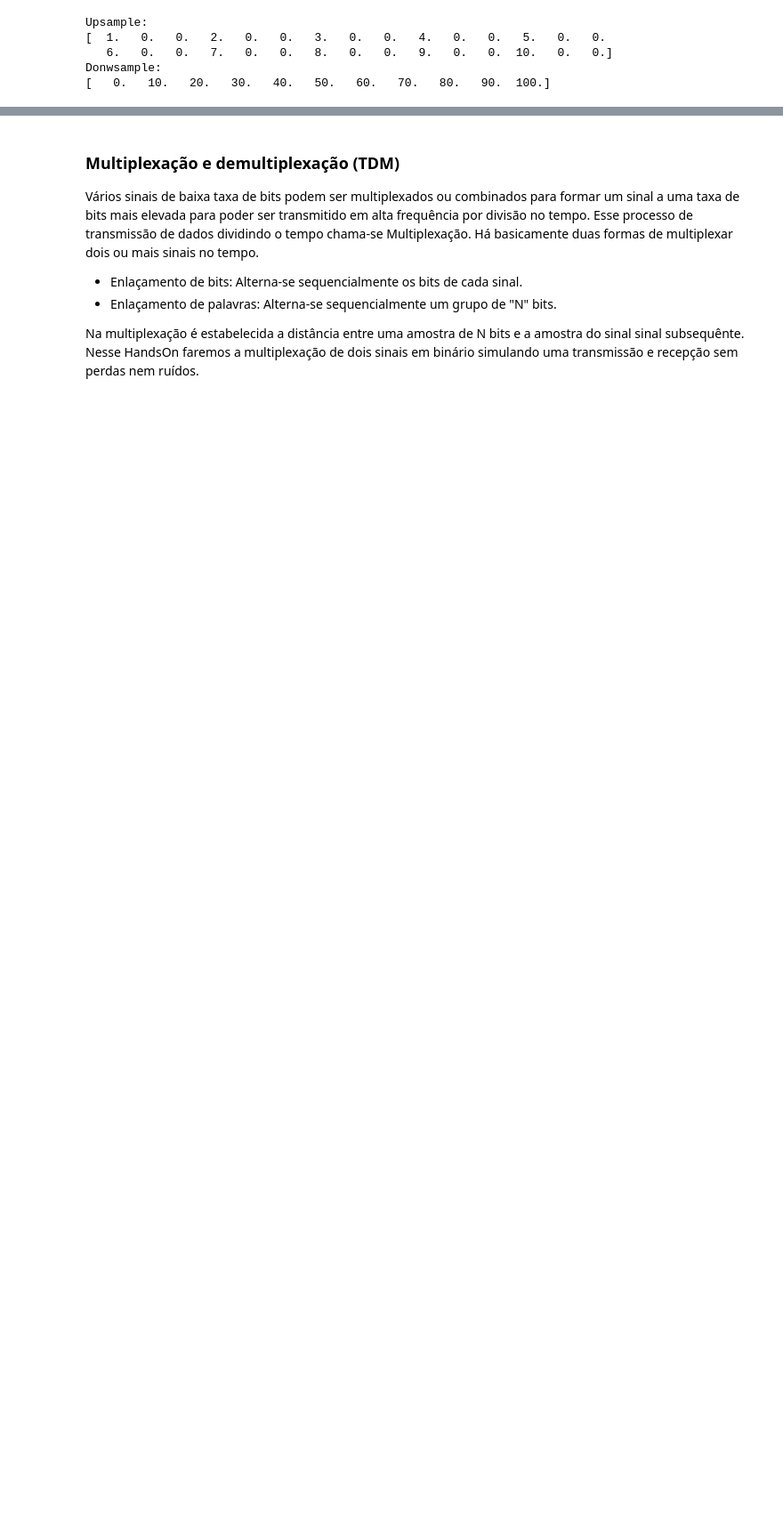
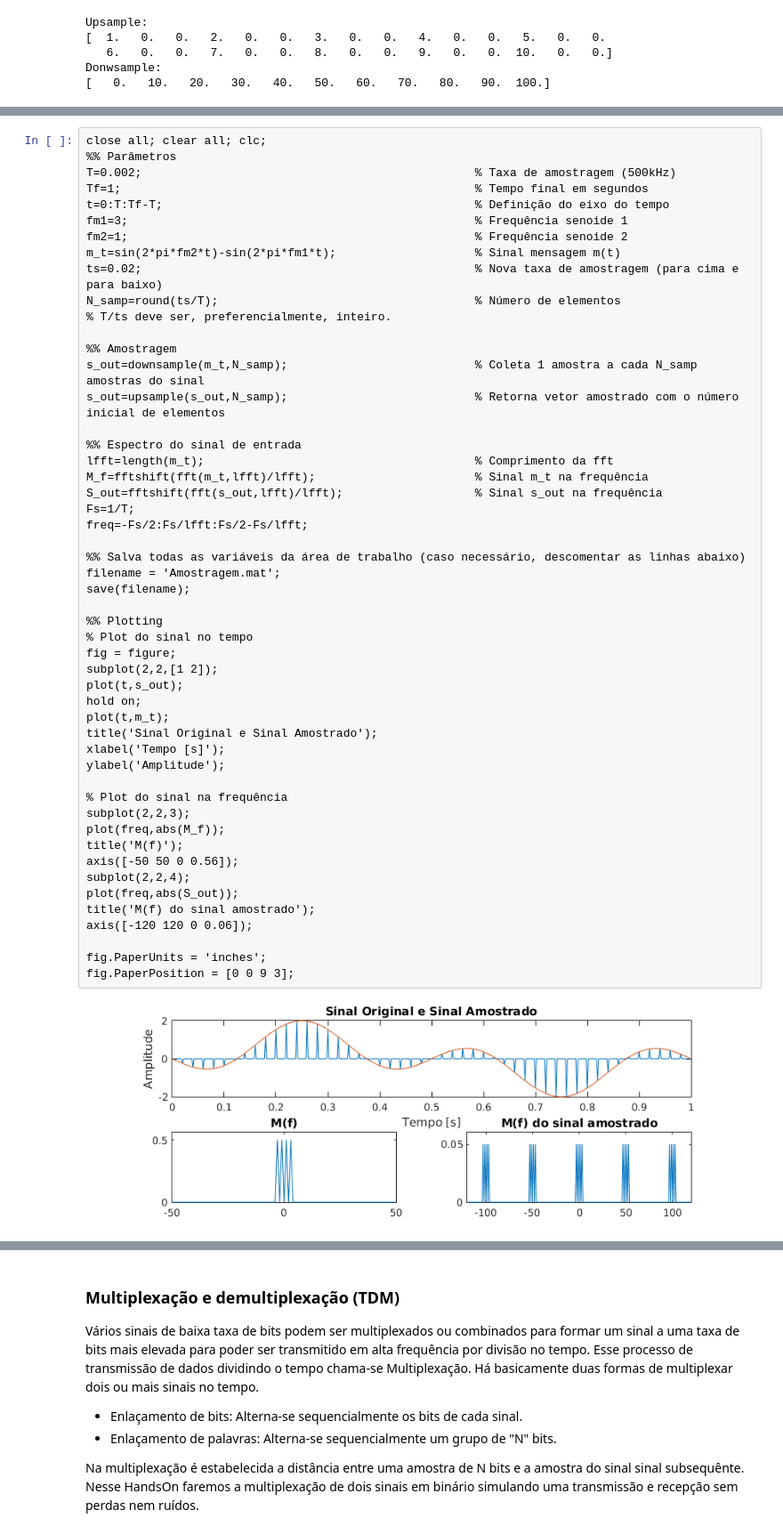
Before and after one commit to josemcast/DCO2004_LabPSC, a Jupyter notebook: h06.ipynb, the cells around one changed output, grey strips where cells are left out. Shown at 89% size. Cells and saved outputs as stored; diff of their text form; blank space fills up the shorter version.

```diff
--- a/h06.ipynb
+++ b/h06.ipynb
@@ -677,0 +154,53 @@ O sinal decodificado está claramente deslocado (Componente DC) devido a alguns
+# %%
+close all; clear all; clc;
+%% Parâmetros
+T=0.002;                                                % Taxa de amostragem (500kHz)
+Tf=1;                                                   % Tempo final em segundos
+t=0:T:Tf-T;                                             % Definição do eixo do tempo
+fm1=3;                                                  % Frequência senoide 1
+fm2=1;                                                  % Frequência senoide 2
+m_t=sin(2*pi*fm2*t)-sin(2*pi*fm1*t);                    % Sinal mensagem m(t)
+ts=0.02;                                                % Nova taxa de amostragem (para cima e para baixo)
+N_samp=round(ts/T);                                     % Número de elementos
+% T/ts deve ser, preferencialmente, inteiro.
+
+%% Amostragem
+s_out=downsample(m_t,N_samp);                           % Coleta 1 amostra a cada N_samp amostras do sinal
+s_out=upsample(s_out,N_samp);                           % Retorna vetor amostrado com o número inicial de elementos
+
+%% Espectro do sinal de entrada
+lfft=length(m_t);                                       % Comprimento da fft
+M_f=fftshift(fft(m_t,lfft)/lfft);                       % Sinal m_t na frequência
+S_out=fftshift(fft(s_out,lfft)/lfft);                   % Sinal s_out na frequência
+Fs=1/T;
+freq=-Fs/2:Fs/lfft:Fs/2-Fs/lfft;
+
+%% Salva todas as variáveis da área de trabalho (caso necessário, descomentar as linhas abaixo)
+filename = 'Amostragem.mat';
+save(filename);
+
+%% Plotting
+% Plot do sinal no tempo
+fig = figure;
+subplot(2,2,[1 2]);
+plot(t,s_out);
+hold on;
+plot(t,m_t);
+title('Sinal Original e Sinal Amostrado');
+xlabel('Tempo [s]');
+ylabel('Amplitude');
+
+% Plot do sinal na frequência
+subplot(2,2,3);
+plot(freq,abs(M_f));
+title('M(f)');
+axis([-50 50 0 0.56]);
+subplot(2,2,4);
+plot(freq,abs(S_out));
+title('M(f) do sinal amostrado');
+axis([-120 120 0 0.06]);
+
+fig.PaperUnits = 'inches';
+fig.PaperPosition = [0 0 9 3];
+# %% [output]
+[figure, added]
```
Also changed, not shown: parts of 61 cells of this notebook, 3 other files.
